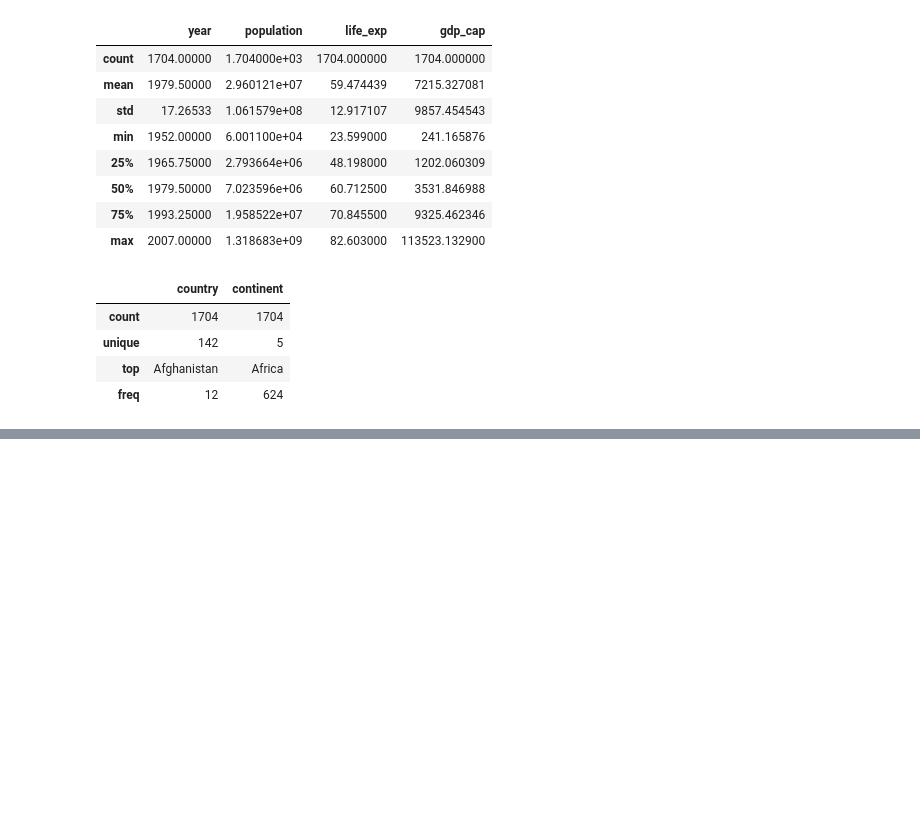
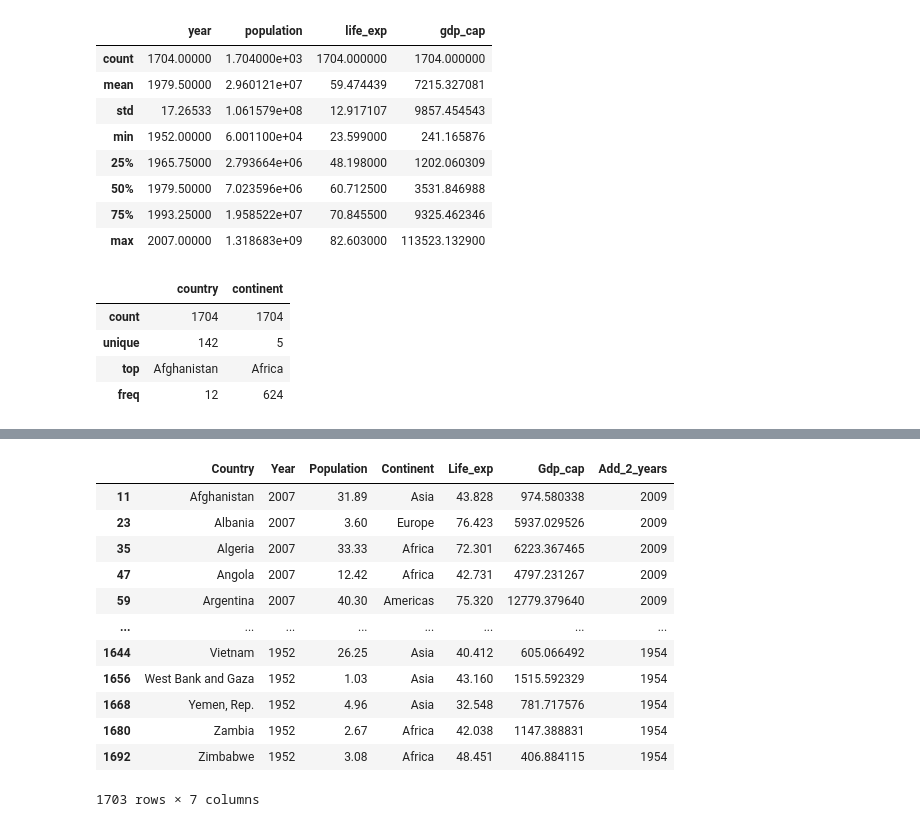
Before and after one commit to naynishb/farmers_market, a Jupyter notebook: mit/pandas.ipynb, the cells around one changed output, grey strips where cells are left out. Cells and saved outputs as stored; diff of their text form; code cells hidden in the pictures; blank space fills up the shorter version.

```diff
--- a/mit/pandas.ipynb
+++ b/mit/pandas.ipynb
@@ -128,0 +344,18 @@ df.describe(include = "object")
+# %%
+df.reset_index(inplace = True, drop = True)
+# %%
+df.sort_values(["Year","Country"],ascending = [False,True])
+# %% [output]
+|  | Country | Year | Population | Continent | Life_exp | Gdp_cap | Add_2_years |
+| 11 | Afghanistan | 2007 | 31.89 | Asia | 43.828 | 974.580338 | 2009 |
+| 23 | Albania | 2007 | 3.60 | Europe | 76.423 | 5937.029526 | 2009 |
+| 35 | Algeria | 2007 | 33.33 | Africa | 72.301 | 6223.367465 | 2009 |
+| 47 | Angola | 2007 | 12.42 | Africa | 42.731 | 4797.231267 | 2009 |
+| 59 | Argentina | 2007 | 40.30 | Americas | 75.320 | 12779.379640 | 2009 |
+| ... | ... | ... | ... | ... | ... | ... | ... |
+| 1644 | Vietnam | 1952 | 26.25 | Asia | 40.412 | 605.066492 | 1954 |
+| 1656 | West Bank and Gaza | 1952 | 1.03 | Asia | 43.160 | 1515.592329 | 1954 |
+| 1668 | Yemen, Rep. | 1952 | 4.96 | Asia | 32.548 | 781.717576 | 1954 |
+| 1680 | Zambia | 1952 | 2.67 | Africa | 42.038 | 1147.388831 | 1954 |
+| 1692 | Zimbabwe | 1952 | 3.08 | Africa | 48.451 | 406.884115 | 1954 |
+1703 rows × 7 columns
```
Also changed, not shown: parts of 29 cells of this notebook.
